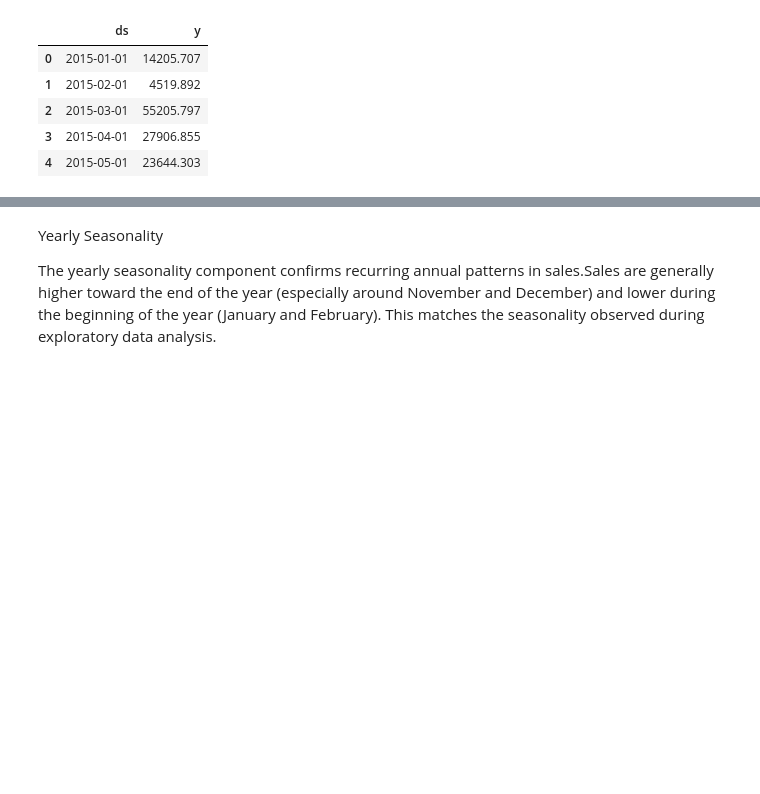
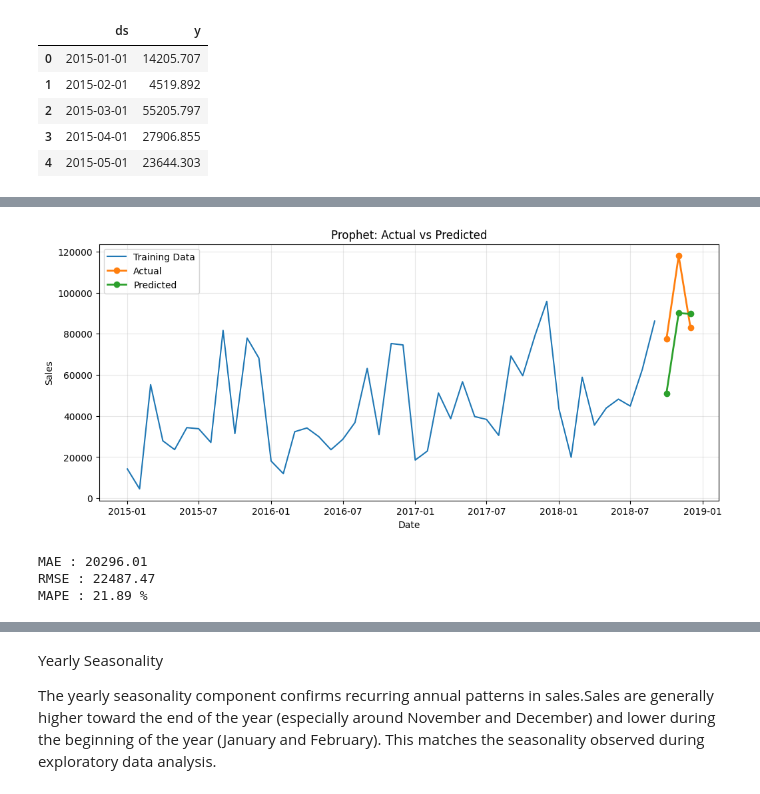
Before and after one commit to Vasumitt123/End-to-End-Sales-Forecasting-Demand-Intelligence-System, a Jupyter notebook: Analyis.ipynb, the cells around one changed output, grey strips where cells are left out. Saved outputs shown, nothing was run; the diff lists cells and outputs as text; code cells hidden in the pictures; blank space fills up the shorter version.

```diff
--- a/Analyis.ipynb
+++ b/Analyis.ipynb
@@ -673 +743,72 @@ model.fit(prophet_df)
 <prophet.forecaster.Prophet at 0x...>
+# %%
+future_test = test[["ds"]]
+
+prophet_test_forecast = model.predict(future_test)
+
+prophet_predictions = prophet_test_forecast["yhat"].values
+# %%
+plt.figure(figsize=(12,5))
+
+plt.plot(
+    train["ds"],
+    train["y"],
+    label="Training Data"
+)
+
+plt.plot(
+    test["ds"],
+    test["y"],
+    marker="o",
+    linewidth=2,
+    label="Actual"
+)
+
+plt.plot(
+    test["ds"],
+    prophet_predictions,
+    marker="o",
+    linewidth=2,
+    label="Predicted"
+)
+
+plt.title("Prophet: Actual vs Predicted")
+
+plt.xlabel("Date")
+
+plt.ylabel("Sales")
+
+plt.legend()
+
+plt.grid(alpha=0.3)
+
+plt.show()
+# %% [output]
+[figure, added]
+# %%
+prophet_mae = mean_absolute_error(
+    test["y"],
+    prophet_predictions
+)
+
+prophet_rmse = np.sqrt(
+    mean_squared_error(
+        test["y"],
+        prophet_predictions
+    )
+)
+
+prophet_mape = np.mean(
+    np.abs(
+        (test["y"] - prophet_predictions) /
+        test["y"]
+    )
+) * 100
+
+print("MAE :", round(prophet_mae,2))
+print("RMSE :", round(prophet_rmse,2))
+print("MAPE :", round(prophet_mape,2),"%")
+# %% [output]
+MAE : 20296.01
+RMSE : 22487.47
+MAPE : 21.89 %
```
Also changed, not shown: parts of 80 cells of this notebook, 19 other files.
